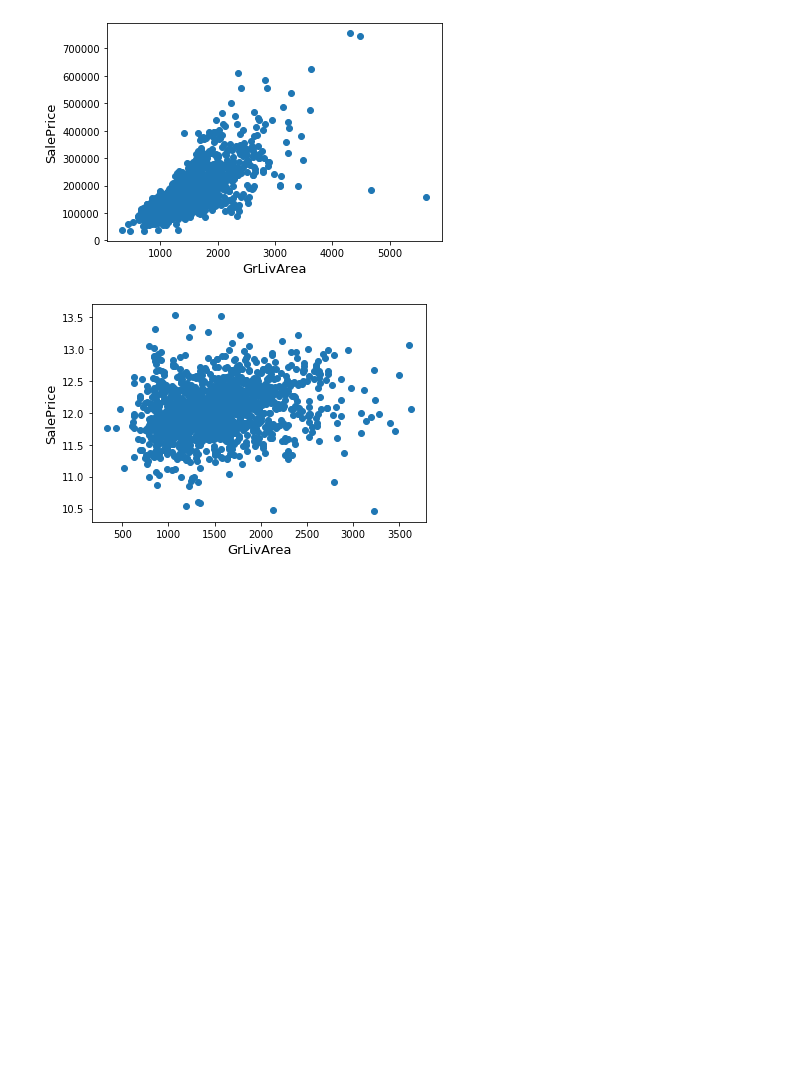
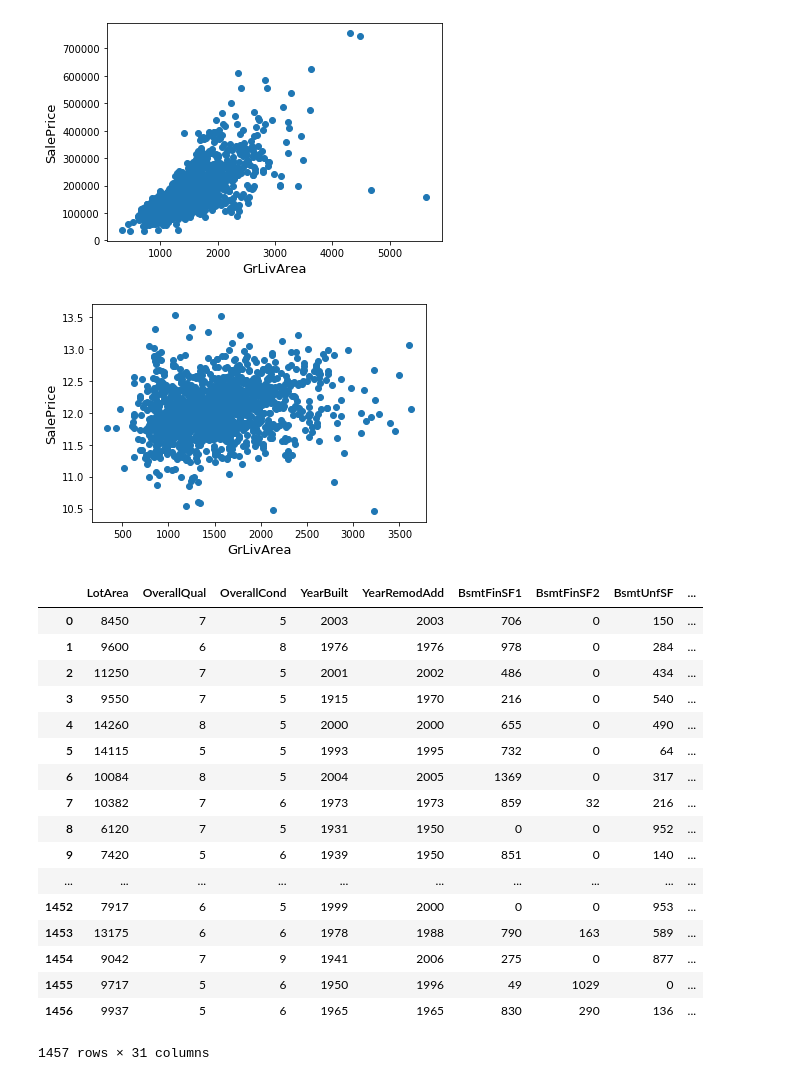
Before and after one commit to M-Garrigues/Kaggle-House-Prices, a Jupyter notebook: notebooks/data_preparation.ipynb, the cells around one changed output. Drawn from its saved outputs; the diff is of its cells as text; code cells hidden in the pictures; blank space fills up the shorter version.

```diff
--- a/notebooks/data_preparation.ipynb
+++ b/notebooks/data_preparation.ipynb
@@ -190,3 +123,53 @@ sub = pd.DataFrame()
 sub['Id'] = test["Id"]
 sub['SalePrice'] = test["Id"]
 sub.to_csv('../submissions/submission_1.0.csv',index=False)
+# %%
+mydata = pd.read_csv("../data/test.csv")
+
+missingValues = mydata.isna().any()
+#missingValues.loc[missingValues[1] == True]
+
+#missing data
+total = data.isnull().sum().sort_values(ascending=False)
+percent = (data.isnull().sum()/data.isnull().count()).sort_values(ascending=False)
+missing_data = pd.concat([total, percent], axis=1, keys=['Total', 'Percent'])
+missing_data.head(20)
+
+
+mydata = data.drop((missing_data[missing_data['Total'] >= 1]).index,1)
+#processed_data = processed_data.drop(processed_data.loc[processed_data['Electrical'].isnull()].index)
+mydata.isnull().sum().max()
+
+mydata.drop(mydata[(mydata['OverallQual']<5) & (mydata['SalePrice']>200000)].index, inplace=True)
+mydata.drop(mydata[(mydata['GrLivArea']>4000) & (mydata['SalePrice']<300000)].index, inplace=True)
+mydata.reset_index(drop=True, inplace=True)
+
+# Some of the non-numeric predictors are stored as numbers; we convert them into strings
+mydata['MSSubClass'] = mydata['MSSubClass'].apply(str)
+mydata['YrSold'] = mydata['YrSold'].astype(str)
+mydata['MoSold'] = mydata['MoSold'].astype(str)
+
+mydata = mydata.drop("Id", 1)
+
+data_numeric = mydata[mydata.dtypes[mydata.dtypes != "object"].index];
+
+data_numeric
+# %% [output]
+|  | LotArea | OverallQual | OverallCond | YearBuilt | YearRemodAdd | BsmtFinSF1 | BsmtFinSF2 | BsmtUnfSF | ... |
+| 0 | 8450 | 7 | 5 | 2003 | 2003 | 706 | 0 | 150 | ... |
+| 1 | 9600 | 6 | 8 | 1976 | 1976 | 978 | 0 | 284 | ... |
+| 2 | 11250 | 7 | 5 | 2001 | 2002 | 486 | 0 | 434 | ... |
+| 3 | 9550 | 7 | 5 | 1915 | 1970 | 216 | 0 | 540 | ... |
+| 4 | 14260 | 8 | 5 | 2000 | 2000 | 655 | 0 | 490 | ... |
+| 5 | 14115 | 5 | 5 | 1993 | 1995 | 732 | 0 | 64 | ... |
+| 6 | 10084 | 8 | 5 | 2004 | 2005 | 1369 | 0 | 317 | ... |
+| 7 | 10382 | 7 | 6 | 1973 | 1973 | 859 | 32 | 216 | ... |
+| 8 | 6120 | 7 | 5 | 1931 | 1950 | 0 | 0 | 952 | ... |
+| 9 | 7420 | 5 | 6 | 1939 | 1950 | 851 | 0 | 140 | ... |
+| ... | ... | ... | ... | ... | ... | ... | ... | ... | ... |
+| 1452 | 7917 | 6 | 5 | 1999 | 2000 | 0 | 0 | 953 | ... |
+| 1453 | 13175 | 6 | 6 | 1978 | 1988 | 790 | 163 | 589 | ... |
+| 1454 | 9042 | 7 | 9 | 1941 | 2006 | 275 | 0 | 877 | ... |
+| 1455 | 9717 | 5 | 6 | 1950 | 1996 | 49 | 1029 | 0 | ... |
+| 1456 | 9937 | 5 | 6 | 1965 | 1965 | 830 | 290 | 136 | ... |
+1457 rows × 31 columns
```
Also changed, not shown: parts of 13 cells of this notebook, 3 other files.
